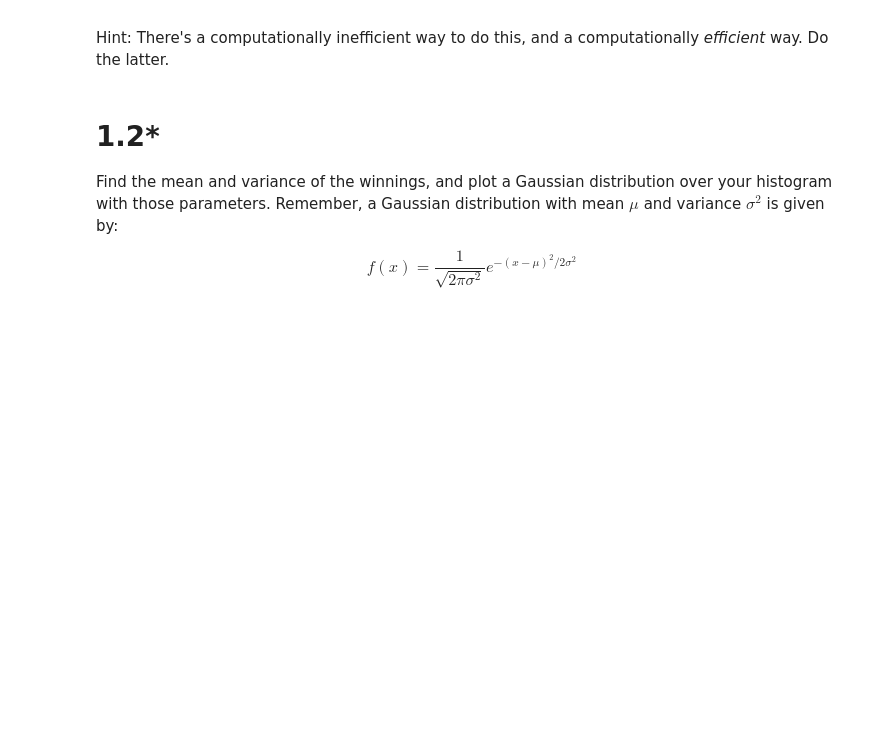
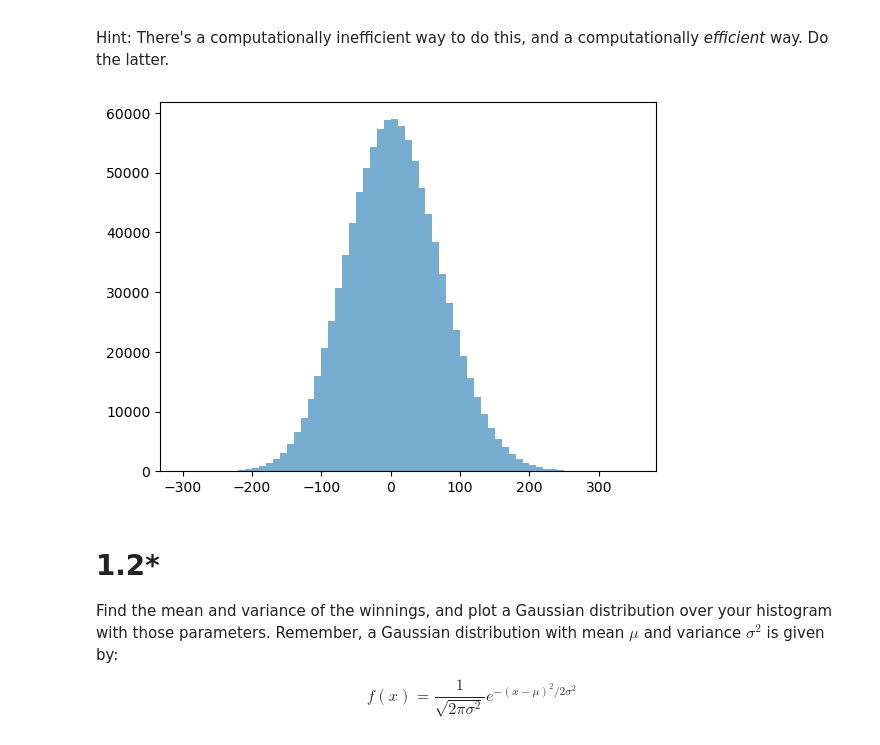
Before and after one commit to noa-bit/dm1590-labs, a Jupyter notebook: lab-1/DM1590_Lab1.ipynb, the cells around one changed output. Drawn from its saved outputs; the diff is of its cells as text; code cells hidden in the pictures; blank space fills up the shorter version.

```diff
--- a/lab-1/DM1590_Lab1.ipynb
+++ b/lab-1/DM1590_Lab1.ipynb
@@ -16,3 +14,18 @@ Hint: There's a computationally inefficient way to do this, and a computationall
+# %%
+import numpy as np
+import matplotlib.pyplot as plt
+
+n_sim = 1000000
+n_games = 600
+
+wins = np.random.binomial(n_games, 1/12, n_sim)
+
+money = 100 + wins*9 - (n_games - wins)
+
+plt.hist(money, bins=65, alpha=0.6)
+plt.show()
+# %% [output]
+[figure, added]
 # %% [markdown]
 # 1.2*
 
```
Also changed, not shown: parts of 13 cells of this notebook.
